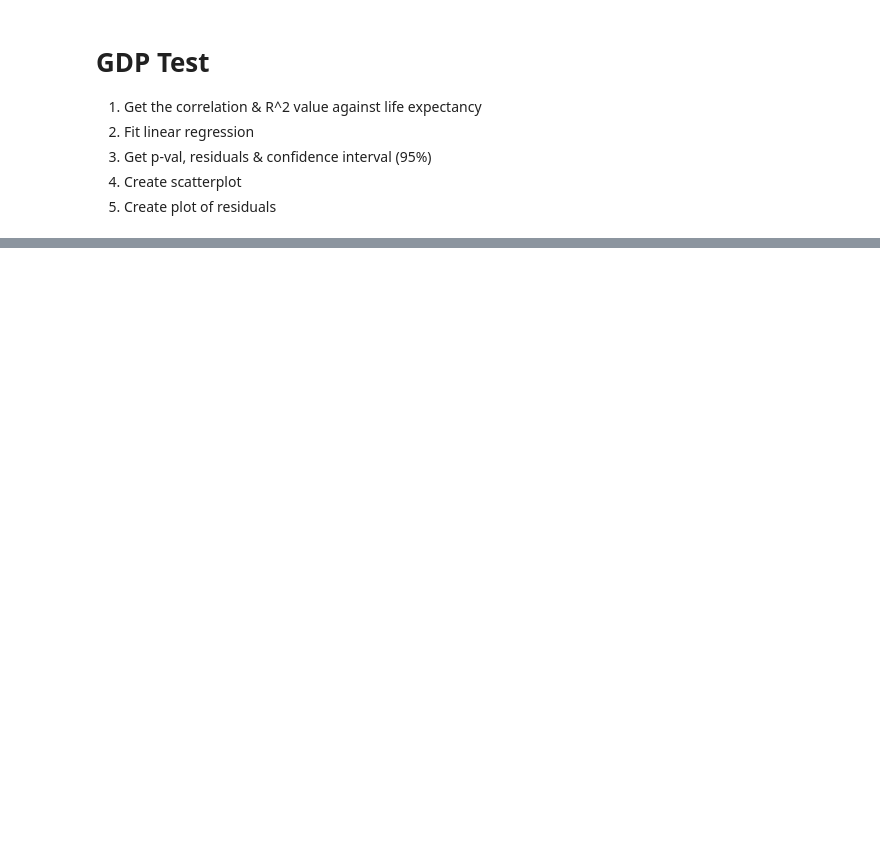
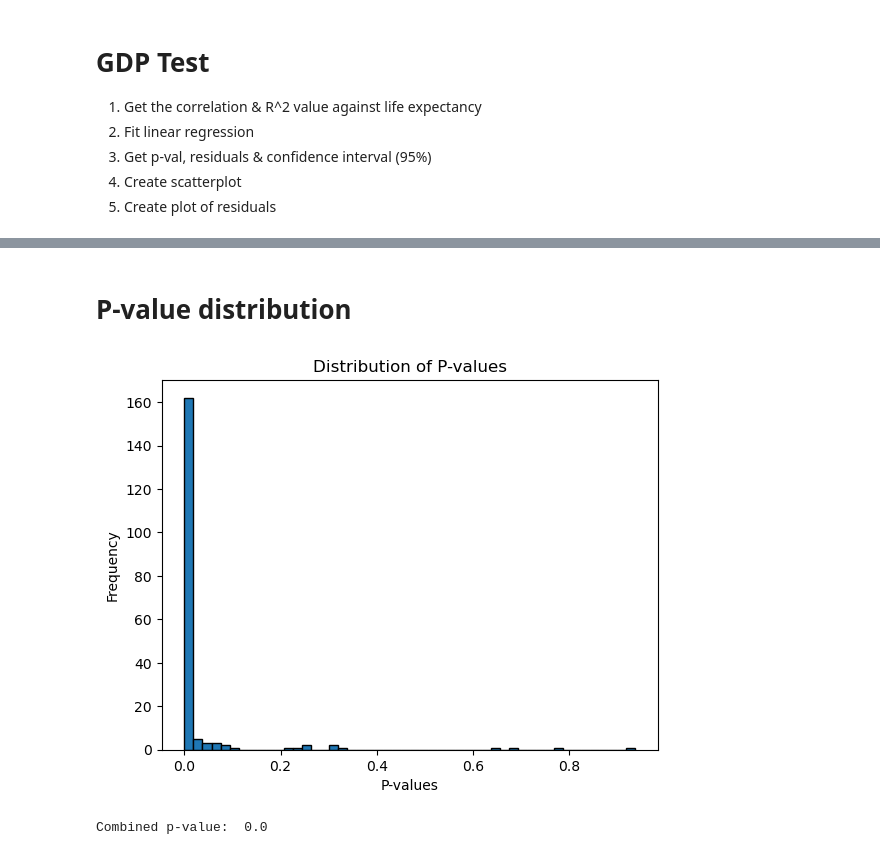
Before and after one commit to Hoog-V/Life_expectancy_model_minor_ds, a Jupyter notebook: correlation_tests/correlation_test.ipynb, the cells around one changed output, grey strips where cells are left out. Cells and saved outputs as stored; diff of their text form; code cells hidden in the pictures; blank space fills up the shorter version.

```diff
--- a/correlation_tests/correlation_test.ipynb
+++ b/correlation_tests/correlation_test.ipynb
@@ -174 +303,37 @@ Standard error (log):  0.0537133969480145
 Number of countries:  191
+# %% [markdown]
+# P-value distribution
+# %%
+# for each country calculate the p-value
+p_values = []
+for country in GDP_joined_data["Country Code"].unique():
+    country_data = GDP_joined_data[GDP_joined_data["Country Code"] == country]
+
+    # Drop rows with NaN values in the relevant columns
+    country_data = country_data.dropna(subset=["Value_x", "Value_y"])
+
+    x = country_data["Value_x"]
+    y = country_data["Value_y"]
+
+    # Only proceed if there are at least two points and variation in the data
+    if len(x) > 1 and len(np.unique(x)) > 1 and len(np.unique(y)) > 1:
+        slope, intercept, r_value, p_value, std_err = linregress(x, y)
+        p_values.append(p_value)
+    else:
+        p_values.append(np.nan)  # Append NaN if regression can't be performed
+
+# # Filter out NaN and invalid p-values
+valid_p_values = [p for p in p_values if 0 < p < 1]
+plt.hist(valid_p_values, bins=50, edgecolor='black')
+plt.xlabel('P-values')
+plt.ylabel('Frequency')
+plt.title('Distribution of P-values')
+plt.show()
+# Combine p-values using Fisher's method
+combined_p_value = combine_pvalues(valid_p_values, method="fisher")[1]
+
+# Print the combined p-value
+print("Combined p-value: ", combined_p_value)
+# %% [output]
+[figure, added]
+Combined p-value:  0.0
```
Also changed, not shown: parts of 7 cells of this notebook, 2 other files.
